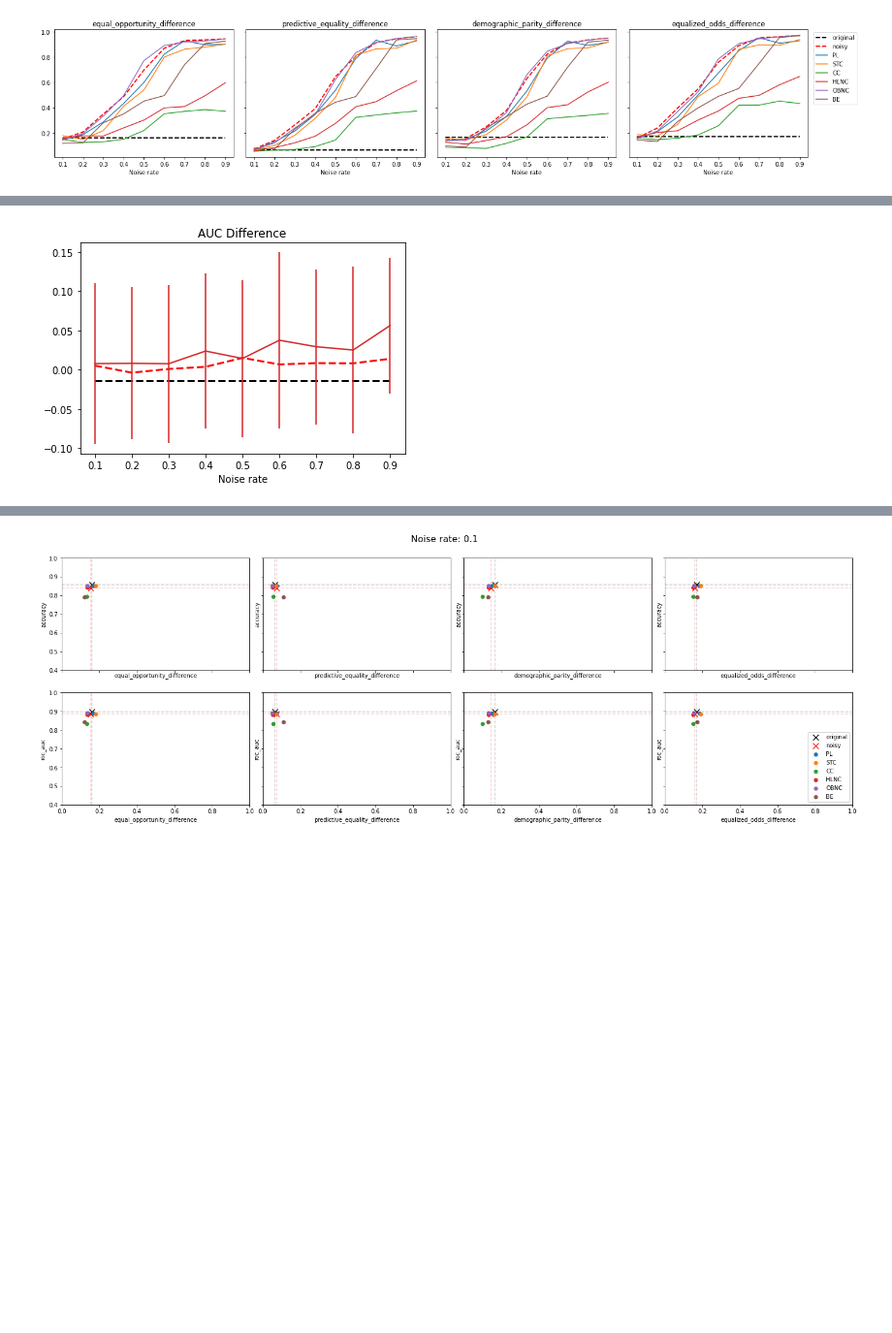
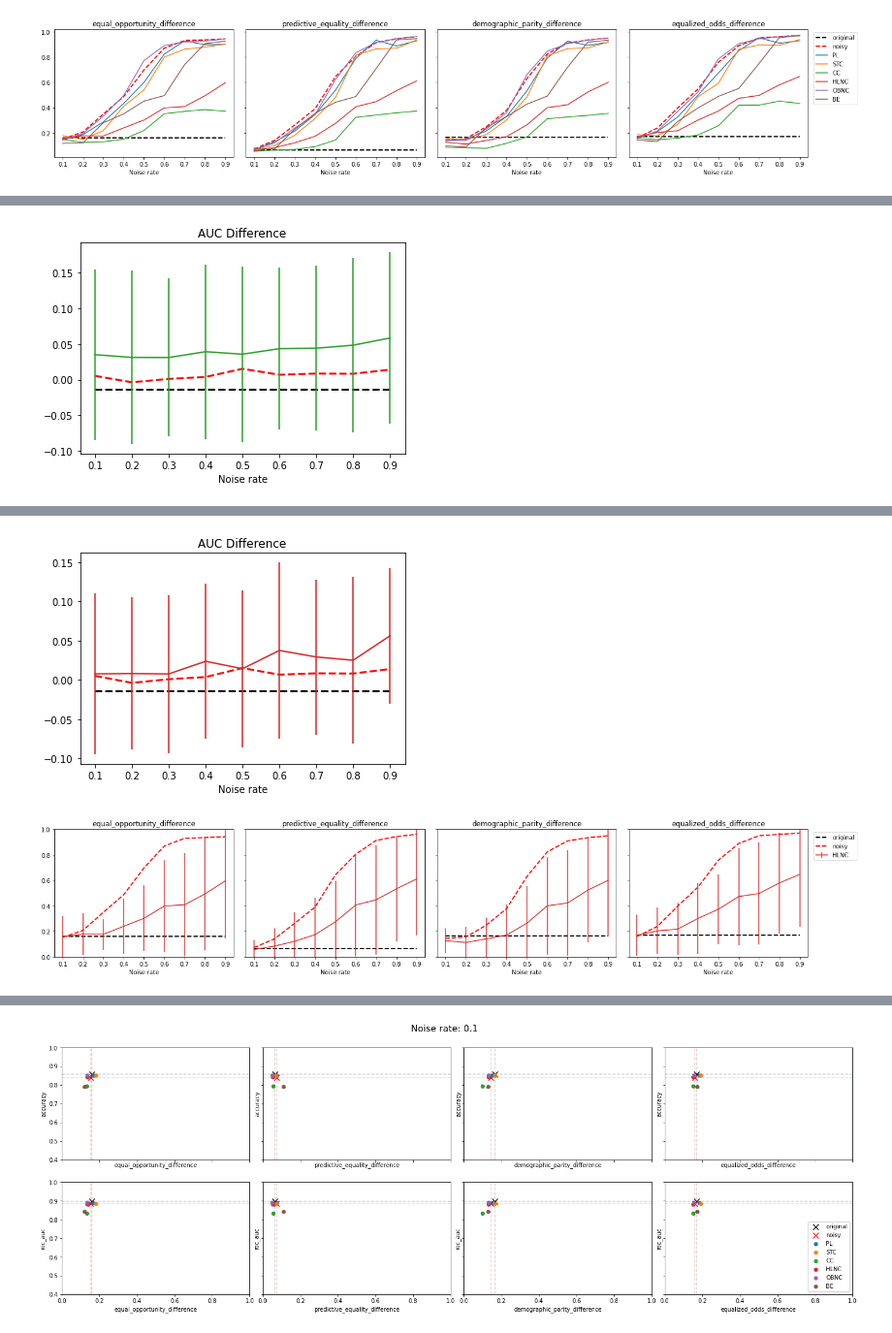
Before and after one commit to reluzita/rewriting-history, a Jupyter notebook: result_analysis/original_test_set_analysis.ipynb, the cells around one changed output, grey strips where cells are left out. Shown at 97% size. Saved outputs shown, nothing was run; the diff lists cells and outputs as text; code cells hidden in the pictures; blank space fills up the shorter version.

```diff
--- a/result_analysis/original_test_set_analysis.ipynb
+++ b/result_analysis/original_test_set_analysis.ipynb
@@ -46,6 +46,6 @@ show_all_metrics_pred('flip', 'original', algorithms, experiments, runs)
 # %% [output]
 [figure]
 # %%
-for alg in ['HLNC']:
+for alg in ['OBNC']:
     show_all_metrics_pred('flip', 'original', [alg], experiments, runs, True)
 # %% [output]
@@ -61,6 +61,6 @@ show_all_metrics_fair('bias', 'original', algorithms, experiments, runs)
 [figure]
 [figure]
 # %%
-for alg in ['HLNC']:
+for alg in ['CC','HLNC','OBNC']:
     show_all_metrics_pred('bias', 'original', [alg], experiments, runs, True)
 # %% [output]
@@ -68,5 +70,5 @@ for alg in ['HLNC']:
 # %%
-for alg in ['HLNC']:
+for alg in ['CC','HLNC', 'OBNC']:
     show_metric_aggregated('bias', 'original', 'auc_difference', plt.gca(), f'AUC Difference', [alg], experiments, runs)
     show_all_metrics_fair('bias', 'original', [alg], experiments, runs)
 # %% [output]
@@ -107,7 +113,7 @@ show_all_metrics_fair('balanced_bias', 'original', algorithms, experiments, runs
 [figure]
 [figure]
 # %%
-for alg in ['HLNC']:
+for alg in ['HLNC', 'OBNC']:
     show_all_metrics_pred('balanced_bias', 'original', [alg], experiments, runs, True)
 # %% [output]
 [figure]
@@ -114,6 +121,6 @@ for alg in ['HLNC']:
 # %%
-for alg in ['HLNC']:
+for alg in ['CC','HLNC','OBNC']:
     show_metric_aggregated('bias', 'original', 'auc_difference', plt.gca(), f'AUC Difference', [alg], experiments, runs)
     show_all_metrics_fair('balanced_bias', 'original', [alg], experiments, runs, True)
 # %% [output]
-[figure, old version]
+[figure, new version]
@@ -120,0 +128,2 @@ for alg in ['HLNC']:
+[figure, added]
+[figure, added]
```
Also changed, not shown: parts of 6 cells of this notebook, 6 other files.
